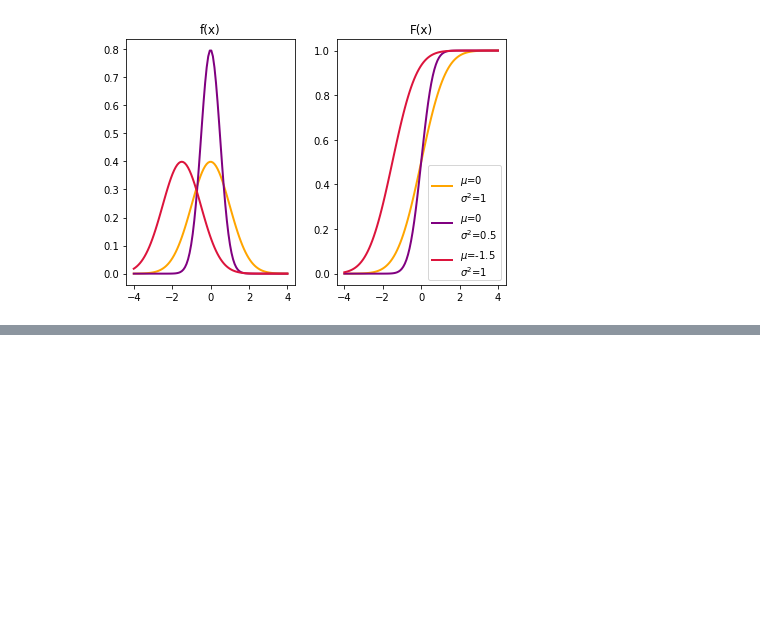
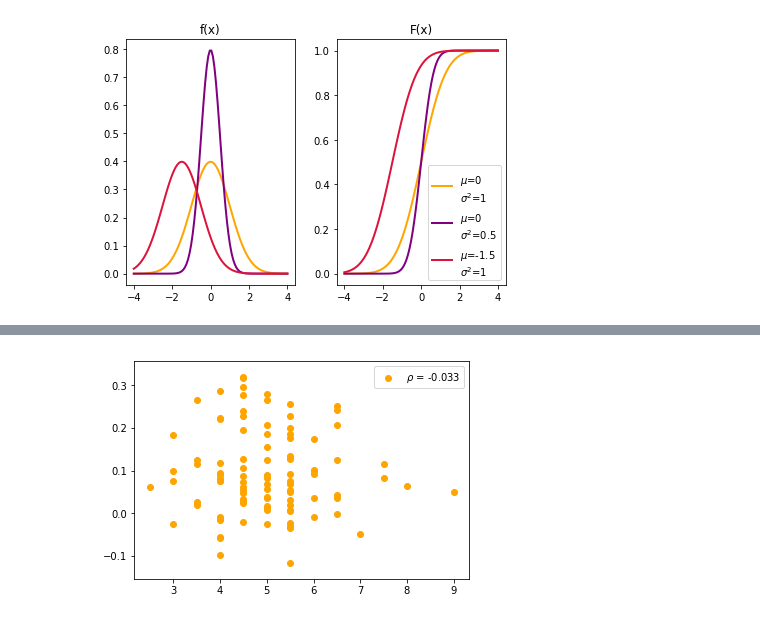
Before and after one commit to babjank/MS, a Jupyter notebook: Zadaca1.ipynb, the cells around one changed output, grey strips where cells are left out. Saved outputs shown, nothing was run; the diff lists cells and outputs as text; code cells hidden in the pictures; blank space fills up the shorter version.

```diff
--- a/Zadaca1.ipynb
+++ b/Zadaca1.ipynb
@@ -402,0 +450,9 @@ $$ \rho_{X,Y} = \frac{\mathrm{Cov}(X,Y)}{\sigma_X\sigma_Y}\in[-1,+1]$$
+# %%
+A = 0.5*Y
+B = (X - 0.5)**2 + 0.05 * Z
+fig, ax = plt.subplots()
+ax.scatter(A, B, label=r'$\rho$ = %.3f' % stats.pearsonr(A, B)[0], color='orange')
+ax.legend()
+plt.show()
+# %% [output]
+[figure, added]
```
Also changed, not shown: parts of 17 cells of this notebook, 1 other file.
